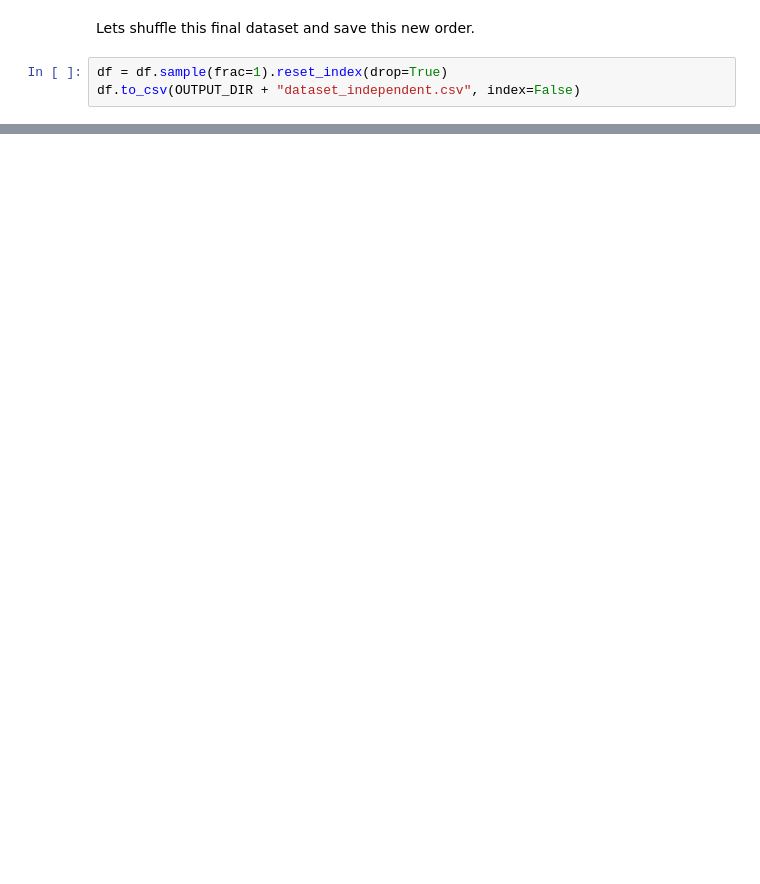
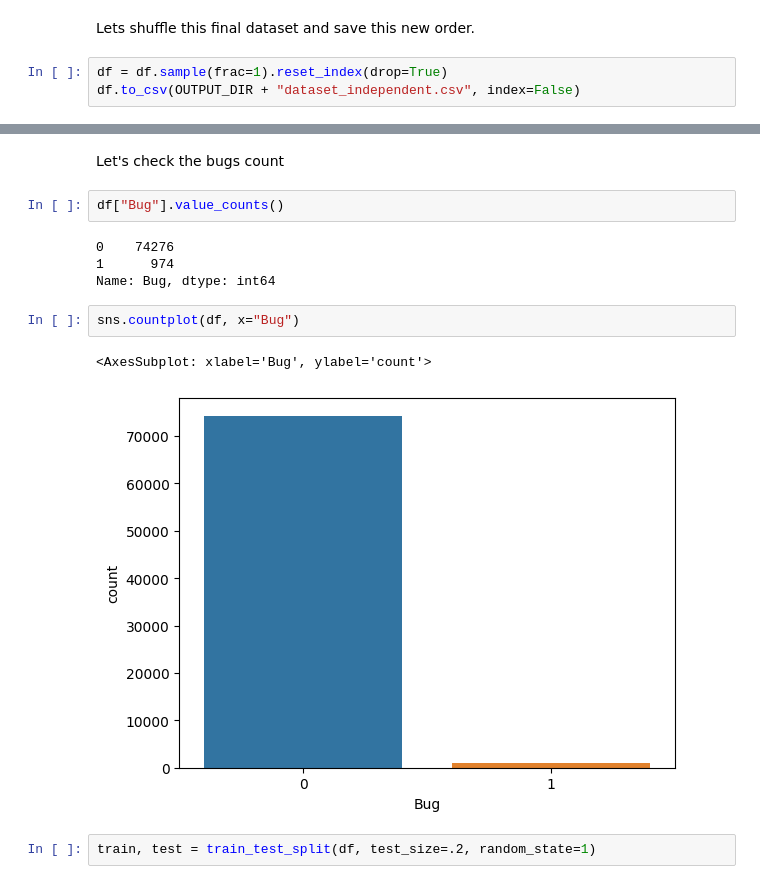
Before and after one commit to ahenrij/ets-mgl869-hive, a Jupyter notebook: src/lab/notebooks/analysis.ipynb, the cells around one changed output, grey strips where cells are left out. Cells and saved outputs as stored; diff of their text form; blank space fills up the shorter version.

Commit message:
train test split

```diff
--- a/src/lab/notebooks/analysis.ipynb
+++ b/src/lab/notebooks/analysis.ipynb
@@ -127,0 +95,15 @@ for ts in train_sets:
+# %% [markdown]
+Let's check the bugs count
+# %%
+df["Bug"].value_counts()
+# %% [output]
+0    74276
+1      974
+Name: Bug, dtype: int64
+# %%
+sns.countplot(df, x="Bug")
+# %% [output]
+<AxesSubplot: xlabel='Bug', ylabel='count'>
+[figure, added]
+# %%
+train, test = train_test_split(df, test_size=.2, random_state=1)
```
Also changed, not shown: parts of 22 cells of this notebook, 3 other files.
